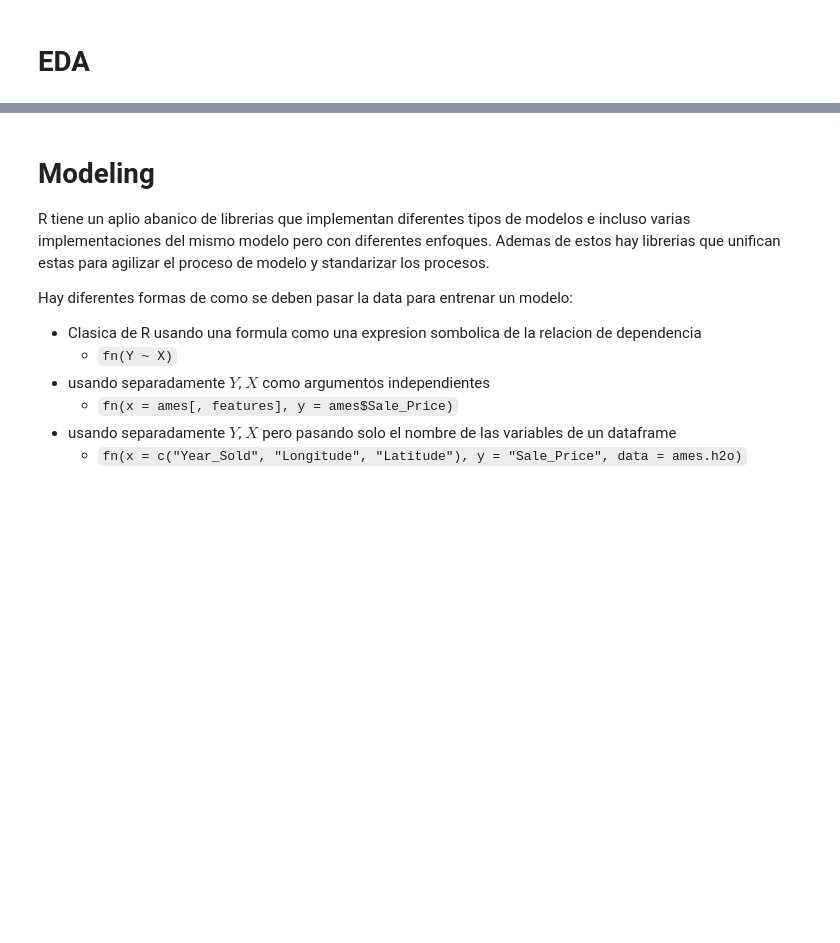
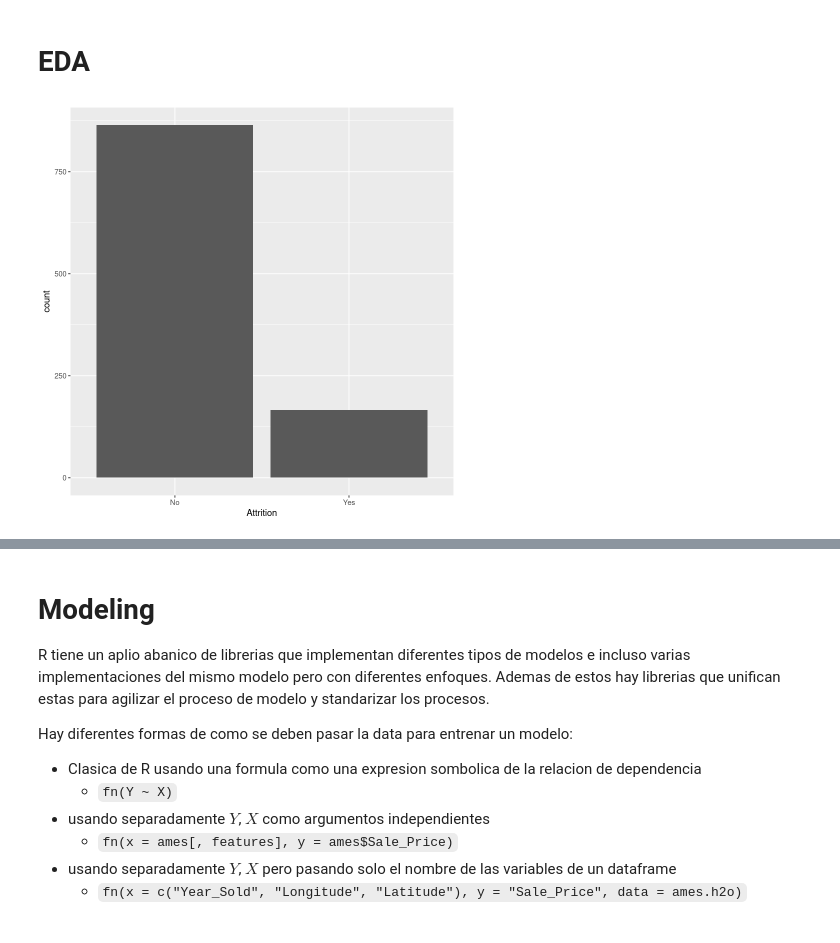
Before and after one commit to creyesp/r-course, a Jupyter notebook: notebooks/Lab1_classification.ipynb, the cells around one changed output, grey strips where cells are left out. Cells and saved outputs as stored; diff of their text form; code cells hidden in the pictures; blank space fills up the shorter version.

```diff
--- a/notebooks/Lab1_classification.ipynb
+++ b/notebooks/Lab1_classification.ipynb
@@ -106,4 +125,6 @@ ERROR: Error in eval(expr, envir, enclos): object 'churn' not found
 # %% [markdown]
 # EDA
 # %%
-ggplot(attrition, aes(x=Attrition)) + geom_bar()
+ggplot(train_caret, aes(x=Attrition)) + geom_bar()
+# %% [output]
+[figure, added]
```
Also changed, not shown: parts of 9 cells of this notebook, 1 other file.
